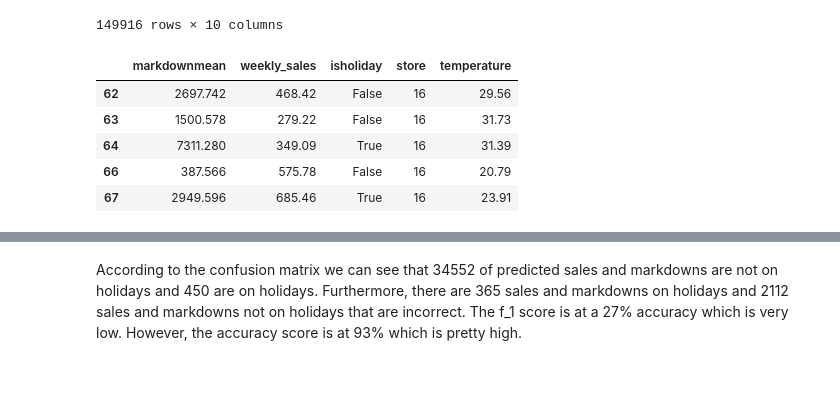
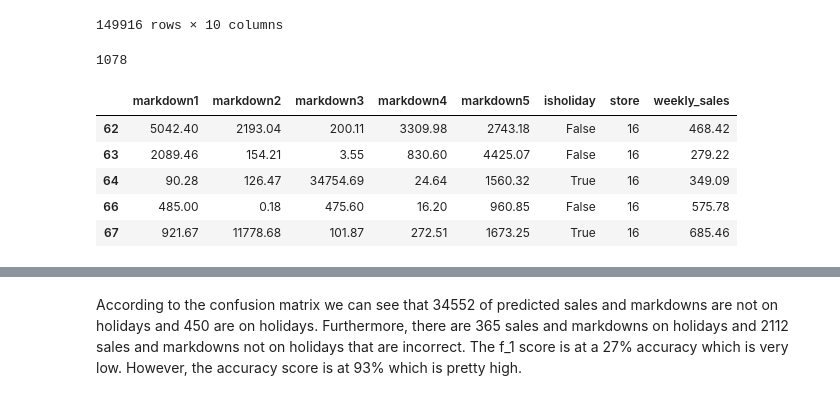
Before and after one commit to Infinity183/Sales_Retail_FP, a Jupyter notebook: KNN_Markdowns_AP.ipynb, the cells around one changed output, grey strips where cells are left out. Drawn from its saved outputs; the diff is of its cells as text; code cells hidden in the pictures.

```diff
--- a/KNN_Markdowns_AP.ipynb
+++ b/KNN_Markdowns_AP.ipynb
@@ -61,15 +61,19 @@ new_df
 149916 rows × 10 columns
 # %%
 # Getting average of markdowns1-5 DataFrame rows (selected by index labels)
-new_df['markdownmean']= new_df[[ 'markdown1', 'markdown2', 'markdown3','markdown4','markdown5'] ].mean(axis=1)
+##new_df['markdownmean']= new_df[[ 'markdown1', 'markdown2', 'markdown3','markdown4','markdown5'] ].mean(axis=1)
+# %%
+new_df['markdownmean'].nunique()
+# %% [output]
+1078
 # %%
 #Selecting wanted columns
-freshy= new_df.loc[:,['markdownmean','weekly_sales','isholiday','store','temperature']]
+freshy= new_df.loc[:,['markdown1', 'markdown2', 'markdown3','markdown4','markdown5','isholiday','store','weekly_sales']]
 freshy.head()
 # %% [output]
-|  | markdownmean | weekly_sales | isholiday | store | temperature |
-| 62 | 2697.742 | 468.42 | False | 16 | 29.56 |
-| 63 | 1500.578 | 279.22 | False | 16 | 31.73 |
-| 64 | 7311.280 | 349.09 | True | 16 | 31.39 |
-| 66 | 387.566 | 575.78 | False | 16 | 20.79 |
-| 67 | 2949.596 | 685.46 | True | 16 | 23.91 |
+|  | markdown1 | markdown2 | markdown3 | markdown4 | markdown5 | isholiday | store | weekly_sales |
+| 62 | 5042.40 | 2193.04 | 200.11 | 3309.98 | 2743.18 | False | 16 | 468.42 |
+| 63 | 2089.46 | 154.21 | 3.55 | 830.60 | 4425.07 | False | 16 | 279.22 |
+| 64 | 90.28 | 126.47 | 34754.69 | 24.64 | 1560.32 | True | 16 | 349.09 |
+| 66 | 485.00 | 0.18 | 475.60 | 16.20 | 960.85 | False | 16 | 575.78 |
+| 67 | 921.67 | 11778.68 | 101.87 | 272.51 | 1673.25 | True | 16 | 685.46 |
```
Also changed, not shown: parts of 12 cells of this notebook, 1 other file.
